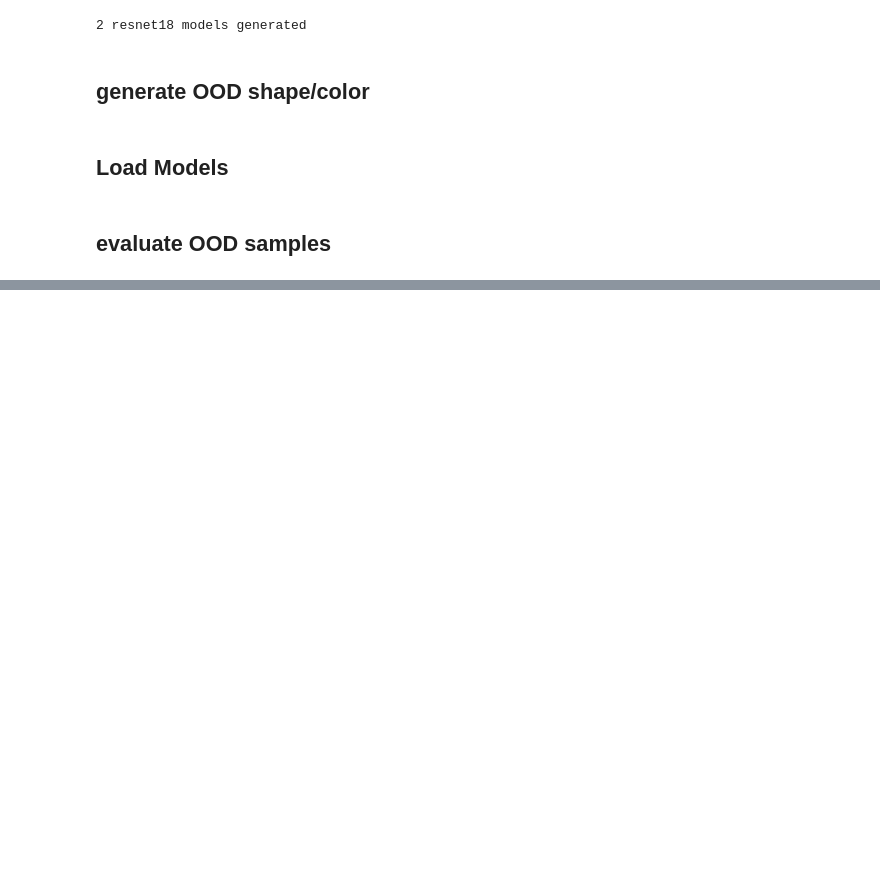
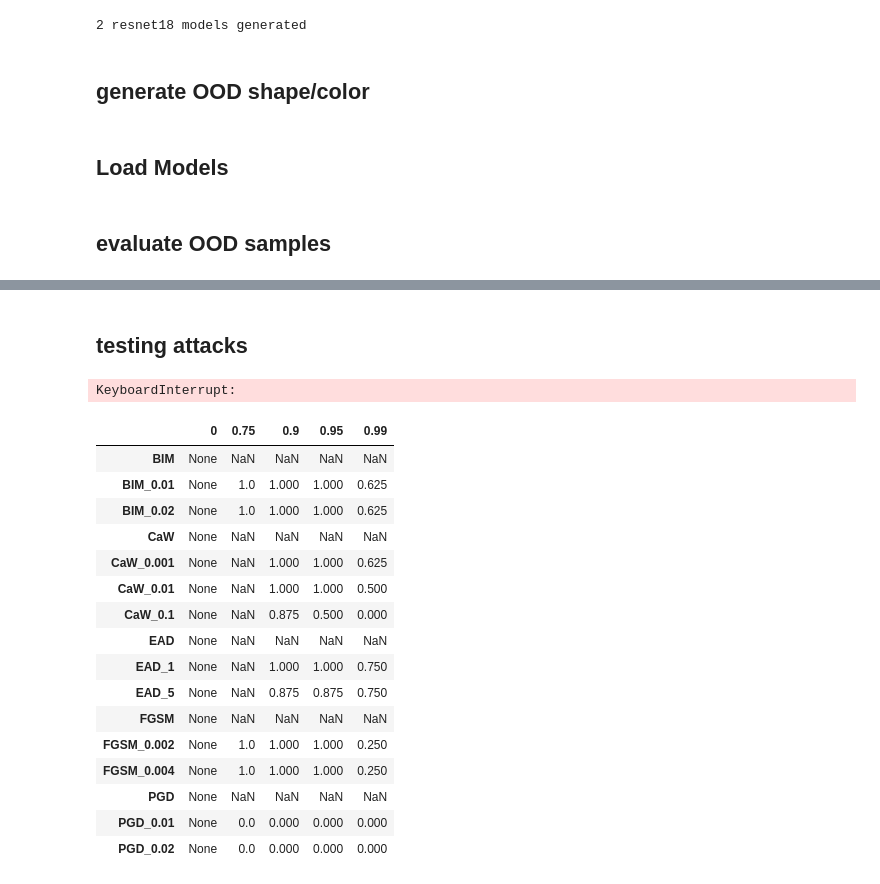
Before and after one commit to GNovich/CBIS-DDSM_alpha, a Jupyter notebook: evaluate_open_set_shape.ipynb, the cells around one changed output, grey strips where cells are left out. Drawn from its saved outputs; the diff is of its cells as text; code cells hidden in the pictures; blank space fills up the shorter version.

```diff
--- a/evaluate_open_set_shape.ipynb
+++ b/evaluate_open_set_shape.ipynb
@@ -405,2 +137,0 @@ def open_set_label_and_score_(prob_mat, distractor_mat, prob_ids):
-# %%
-labels, scores = open_set_label_and_score_(tot_mat, np.array(prob_features['id']))
@@ -434,0 +213,2 @@ def fuse_models(probe_mat_0, distractor_mat_0, probe_mat1, distractor_mat_1, pro
+# %% [markdown]
+## testing attacks
@@ -434,0 +220,4 @@ def fuse_models(probe_mat_0, distractor_mat_0, probe_mat1, distractor_mat_1, pro
+# %%
+for images, labels in learner.eval_loader:
+    images, labels = ep.astensors(images.to('cuda'), labels.to('cuda'))
+    break
@@ -434,0 +317,56 @@ def fuse_models(probe_mat_0, distractor_mat_0, probe_mat1, distractor_mat_1, pro
+# %%
+res = dict.fromkeys(alpha)
+
+for model_path, curr_alpha in tqdm_notebook(zip(rel_dirs, alpha), total=len(alpha)):
+    conf.save_path = Path(path.join(MODEL_DIR, model_path))
+    fix_str = [x for x in os.listdir(path.join(MODEL_DIR, model_path)) if 'model' in x][0][8:]
+    learner.load_state(conf, fix_str, model_only=True, from_save_folder=True)
+
+    # probs
+    set_probes(learner)
+
+    for model in learner.models:
+        model = torch.nn.DataParallel(model.cuda(), device_ids=list(range(4)))
+        model.eval()
+
+    res[curr_alpha] = dict()
+    for (attack, eps), attack_name in tqdm_notebook(zip(attack_list, attack_list_names),
+                                                    desc='attaking '+str(curr_alpha), total=len(attack_list)):
+        fmodel = JointModelEP([PyTorchModel(m, bounds=(0,1)) for m in learner.models], 'cuda')
+        attack = attack()
+        success_tot = []
+        for images, labels in tqdm_notebook(learner.eval_loader, total=len(learner.eval_loader), desc=attack_name):
+            images, labels = ep.astensors(images.to('cuda'), labels.to('cuda'))
+            _, _, success = attack(fmodel, images, labels, epsilons=eps)
+            success_tot.append(success)
+        success_tot = ep.concatenate(success_tot, -1)
+
+        # calculate and report the robust accuracy
+        robust_accuracy = 1 - success.float32().mean(axis=-1)
+        for epsilon, acc in zip(eps, robust_accuracy):
+            res[curr_alpha][attack_name+'_'+str(epsilon)] = acc.item()
+
+        pickle.dump(res, open('attack_res_shape.pkl', 'wb'))
+    pickle.dump(res, open('attack_res_shape.pkl', 'wb'))
+# %% [output]
+KeyboardInterrupt:
+# %%
+pd.DataFrame.from_dict(res)[sorted(alpha)]
+# %% [output]
+|  | 0 | 0.75 | 0.9 | 0.95 | 0.99 |
+| BIM | None | NaN | NaN | NaN | NaN |
+| BIM_0.01 | None | 1.0 | 1.000 | 1.000 | 0.625 |
+| BIM_0.02 | None | 1.0 | 1.000 | 1.000 | 0.625 |
+| CaW | None | NaN | NaN | NaN | NaN |
+| CaW_0.001 | None | NaN | 1.000 | 1.000 | 0.625 |
+| CaW_0.01 | None | NaN | 1.000 | 1.000 | 0.500 |
+| CaW_0.1 | None | NaN | 0.875 | 0.500 | 0.000 |
+| EAD | None | NaN | NaN | NaN | NaN |
+| EAD_1 | None | NaN | 1.000 | 1.000 | 0.750 |
+| EAD_5 | None | NaN | 0.875 | 0.875 | 0.750 |
+| FGSM | None | NaN | NaN | NaN | NaN |
+| FGSM_0.002 | None | 1.0 | 1.000 | 1.000 | 0.250 |
+| FGSM_0.004 | None | 1.0 | 1.000 | 1.000 | 0.250 |
+| PGD | None | NaN | NaN | NaN | NaN |
+| PGD_0.01 | None | 0.0 | 0.000 | 0.000 | 0.000 |
+| PGD_0.02 | None | 0.0 | 0.000 | 0.000 | 0.000 |
```
Also changed, not shown: parts of 37 cells of this notebook, 9 other files.
